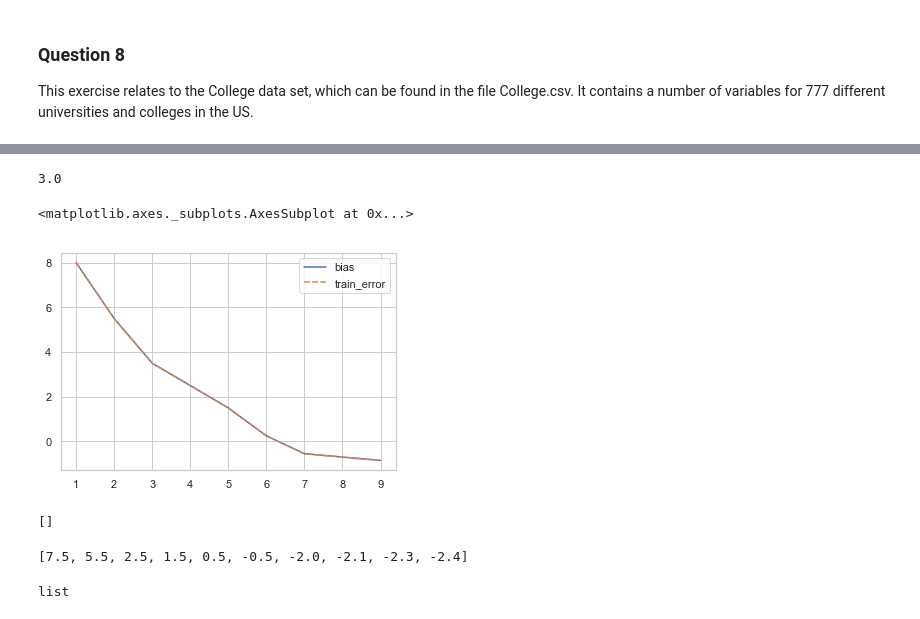
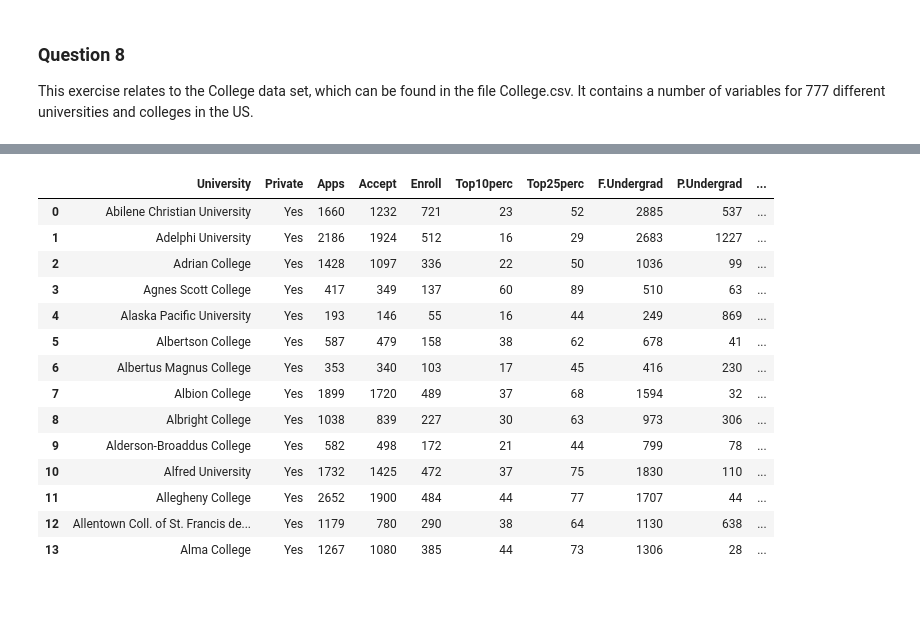
Before and after one commit to kevvo83/Introduction-to-Statistical-Learning, a Jupyter notebook: ISLR Chapter 2 Statistical Learning, Exercises.ipynb, the cells around one changed output, grey strips where cells are left out. Saved outputs shown, nothing was run; the diff lists cells and outputs as text; code cells hidden in the pictures.

```diff
--- a/ISLR Chapter 2 Statistical Learning, Exercises.ipynb
+++ b/ISLR Chapter 2 Statistical Learning, Exercises.ipynb
@@ -262,5 +229,0 @@ df
-# %%
-pow(arr[2]['X3'], 2)
-pow(9, 0.5)
-# %% [output]
-3.0
@@ -272,19 +230,18 @@ data = pd.DataFrame(values, dates, columns=["A", "B", "C", "D"])
-# %%
-sns.set(style="whitegrid")
-sns.lineplot(data=df[['bias','train_error']].rolling(2).mean())
-# %% [output]
-<matplotlib.axes._subplots.AxesSubplot at 0x...>
-[figure, removed]
-# %%
-empty = list()
-empty
-# %% [output]
-[]
-# %%
-bias
-# %% [output]
-[7.5, 5.5, 2.5, 1.5, 0.5, -0.5, -2.0, -2.1, -2.3, -2.4]
-# %%
-type(bias)
-# %% [output]
-list
+# %%
+college.head(14)
+# %% [output]
+|  | University | Private | Apps | Accept | Enroll | Top10perc | Top25perc | F.Undergrad | P.Undergrad | ... |
+| 0 | Abilene Christian University | Yes | 1660 | 1232 | 721 | 23 | 52 | 2885 | 537 | ... |
+| 1 | Adelphi University | Yes | 2186 | 1924 | 512 | 16 | 29 | 2683 | 1227 | ... |
+| 2 | Adrian College | Yes | 1428 | 1097 | 336 | 22 | 50 | 1036 | 99 | ... |
+| 3 | Agnes Scott College | Yes | 417 | 349 | 137 | 60 | 89 | 510 | 63 | ... |
+| 4 | Alaska Pacific University | Yes | 193 | 146 | 55 | 16 | 44 | 249 | 869 | ... |
+| 5 | Albertson College | Yes | 587 | 479 | 158 | 38 | 62 | 678 | 41 | ... |
+| 6 | Albertus Magnus College | Yes | 353 | 340 | 103 | 17 | 45 | 416 | 230 | ... |
+| 7 | Albion College | Yes | 1899 | 1720 | 489 | 37 | 68 | 1594 | 32 | ... |
+| 8 | Albright College | Yes | 1038 | 839 | 227 | 30 | 63 | 973 | 306 | ... |
+| 9 | Alderson-Broaddus College | Yes | 582 | 498 | 172 | 21 | 44 | 799 | 78 | ... |
+| 10 | Alfred University | Yes | 1732 | 1425 | 472 | 37 | 75 | 1830 | 110 | ... |
+| 11 | Allegheny College | Yes | 2652 | 1900 | 484 | 44 | 77 | 1707 | 44 | ... |
+| 12 | Allentown Coll. of St. Francis de... | Yes | 1179 | 780 | 290 | 38 | 64 | 1130 | 638 | ... |
+| 13 | Alma College | Yes | 1267 | 1080 | 385 | 44 | 73 | 1306 | 28 | ... |
```
Also changed, not shown: parts of 8 cells of this notebook, 2 other files.
